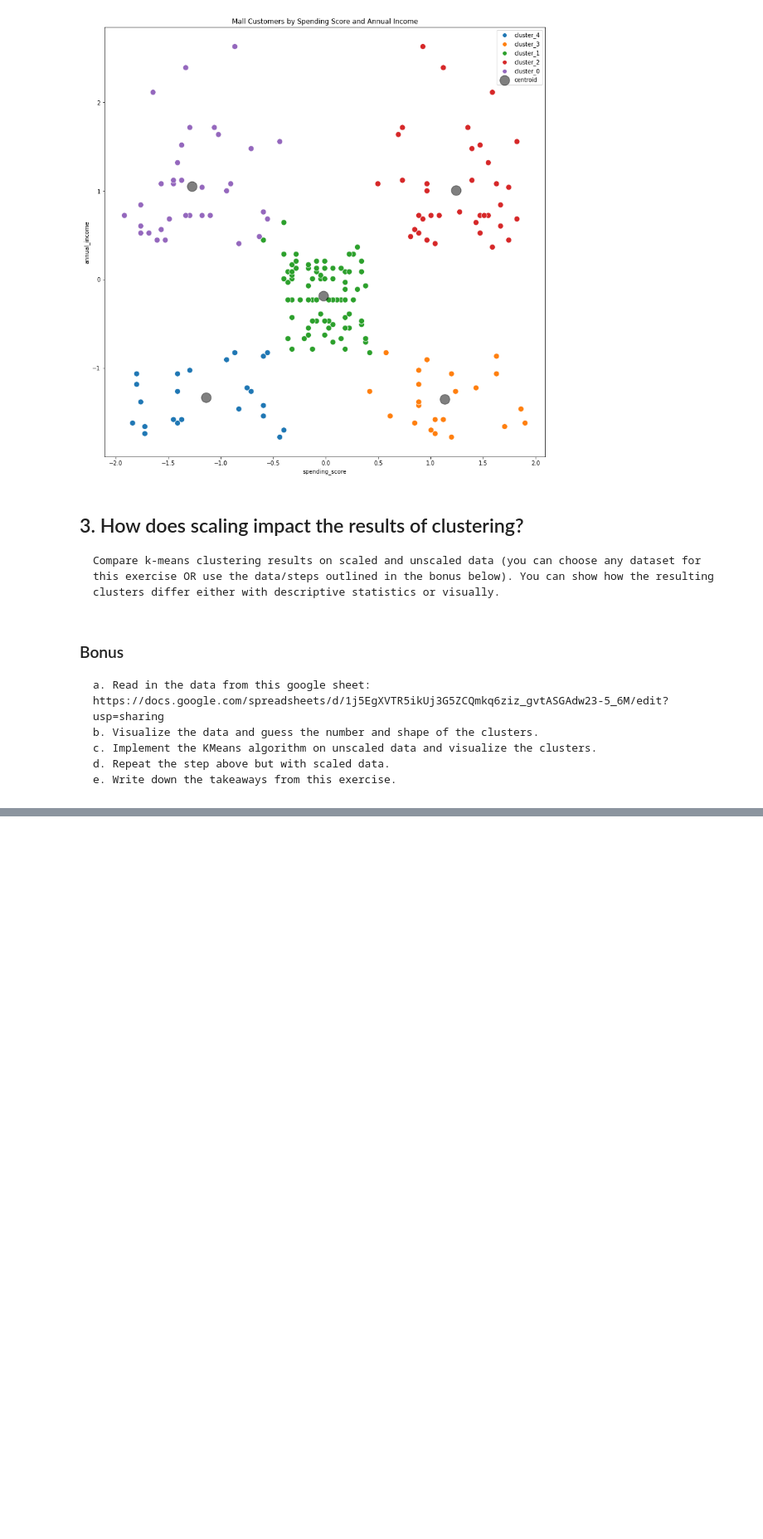
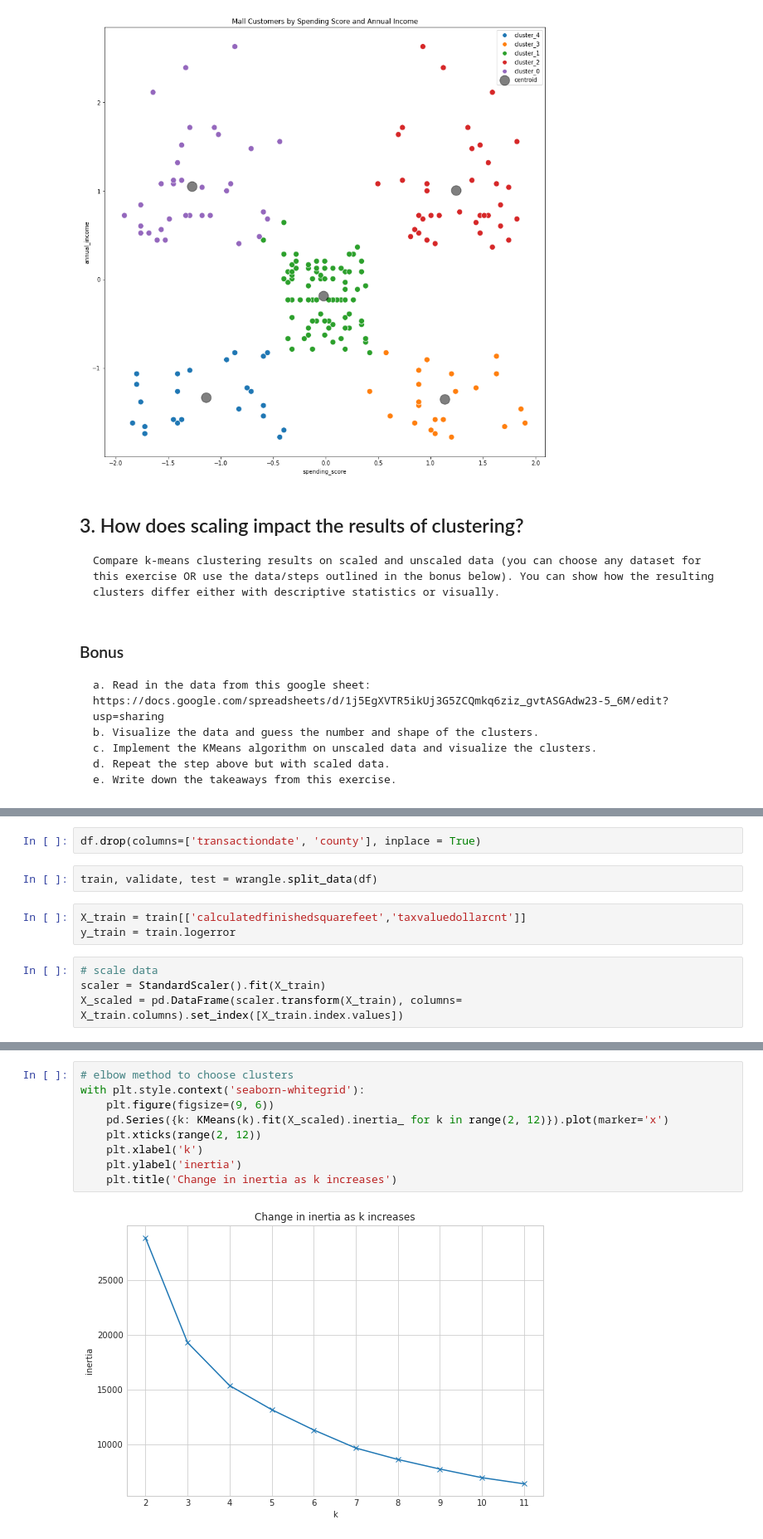
Before and after one commit to wheelerjoshua/clustering-exercises, a Jupyter notebook: modeling.ipynb, the cells around one changed output, grey strips where cells are left out. Shown at 83% size. Saved outputs shown, nothing was run; the diff lists cells and outputs as text; blank space fills up the shorter version.

```diff
--- a/modeling.ipynb
+++ b/modeling.ipynb
@@ -254,0 +346,11 @@ ParserError: Error tokenizing data. C error: Expected 2 fields in line 17, saw 4
+# %%
+df.drop(columns=['transactiondate', 'county'], inplace = True)
+# %%
+train, validate, test = wrangle.split_data(df)
+# %%
+X_train = train[['calculatedfinishedsquarefeet','taxvaluedollarcnt']]
+y_train = train.logerror
+# %%
+# scale data
+scaler = StandardScaler().fit(X_train)
+X_scaled = pd.DataFrame(scaler.transform(X_train), columns= X_train.columns).set_index([X_train.index.values])
@@ -254,0 +366,11 @@ ParserError: Error tokenizing data. C error: Expected 2 fields in line 17, saw 4
+# %%
+# elbow method to choose clusters
+with plt.style.context('seaborn-whitegrid'):
+    plt.figure(figsize=(9, 6))
+    pd.Series({k: KMeans(k).fit(X_scaled).inertia_ for k in range(2, 12)}).plot(marker='x')
+    plt.xticks(range(2, 12))
+    plt.xlabel('k')
+    plt.ylabel('inertia')
+    plt.title('Change in inertia as k increases')
+# %% [output]
+[figure, added]
```
Also changed, not shown: parts of 29 cells of this notebook, 2 other files.
